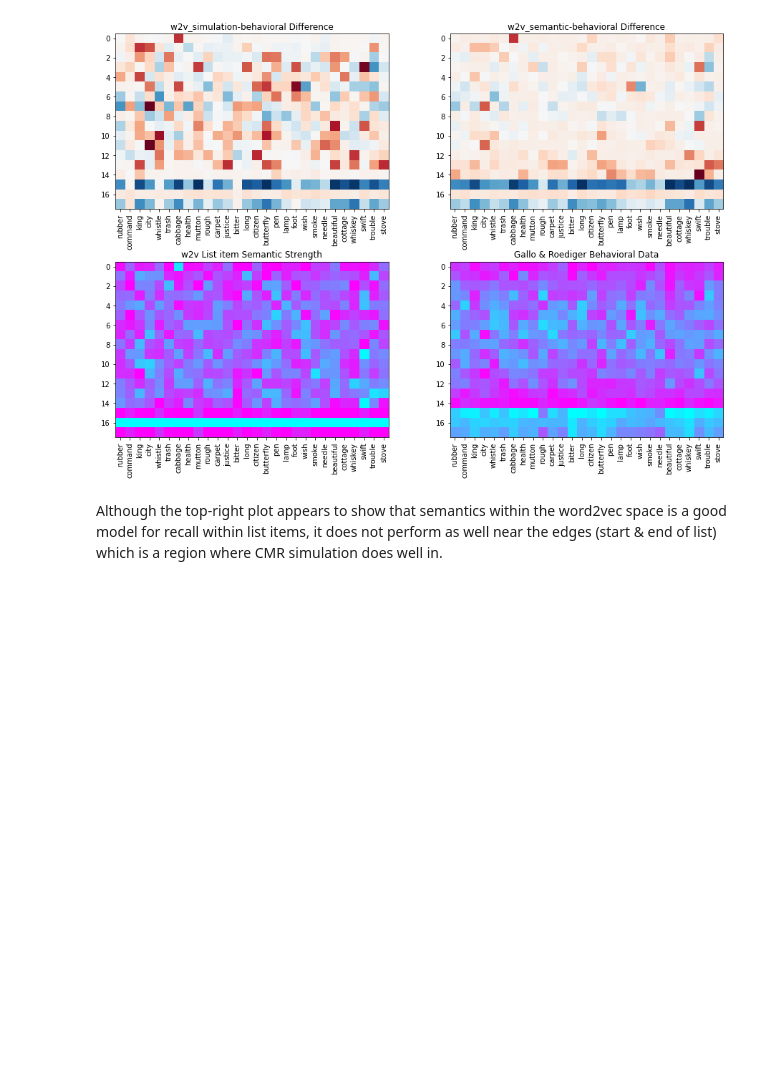
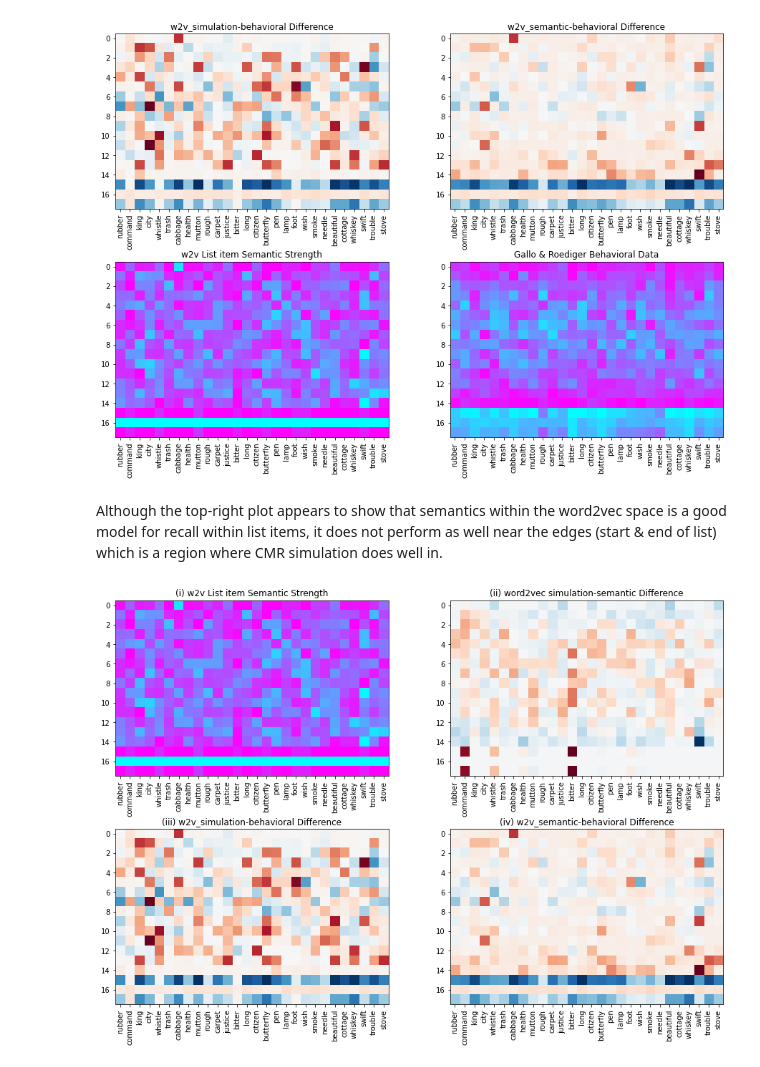
Before and after one commit to devYaoYH/DRM_Analysis, a Jupyter notebook: Data Visualization.ipynb, the cells around one changed output. Cells and saved outputs as stored; diff of their text form; code cells hidden in the pictures; blank space fills up the shorter version.

```diff
--- a/Data Visualization.ipynb
+++ b/Data Visualization.ipynb
@@ -907,3 +908,32 @@ plt.show()
 [figure]
 # %% [markdown]
 Although the top-right plot appears to show that semantics within the word2vec space is a good model for recall within list items, it does not perform as well near the edges (start & end of list) which is a region where CMR simulation does well in.
+# %%
+f,axes = plt.subplots(2,2,figsize=(16,8))
+f.subplots_adjust(top = 0.99, bottom=0.01, hspace=0.3, wspace=0.1)
+# Word2vec semantic matrix
+plt.sca(axes[0][0])
+axes[0][0].title.set_text("(i) w2v List item Semantic Strength")
+plt.xticks(ticks=range(len(list_order)),labels=list_order,rotation=90)
+plt.imshow(accum_w2v_mat,cmap='cool',interpolation='nearest')
+# simulation-semantic (word2vec) squared difference (preserving sign)
+plt.sca(axes[0][1])
+axes[0][1].title.set_text("(ii) word2vec simulation-semantic Difference")
+plt.xticks(ticks=range(len(cmr_w2v_list_order)),labels=list_order,rotation=90)
+diff_mat = w2v_mat-accum_w2v_mat
+plt.imshow(np.multiply(np.sign(diff_mat),np.square(diff_mat)),cmap='RdBu',interpolation='nearest')
+# word2vec-behavioral squared difference
+plt.sca(axes[1][0])
+axes[1][0].title.set_text("(iii) w2v_simulation-behavioral Difference")
+plt.xticks(ticks=range(len(cmr_w2v_list_order)),labels=list_order,rotation=90)
+diff_mat = w2v_mat-behavioral_mat
+plt.imshow(np.multiply(np.sign(diff_mat),np.square(diff_mat)),cmap='RdBu',interpolation='nearest')
+# semantic(word2vec)-behavioral squared difference (preserving sign)
+plt.sca(axes[1][1])
+axes[1][1].title.set_text("(iv) w2v_semantic-behavioral Difference")
+plt.xticks(ticks=range(len(cmr_w2v_list_order)),labels=list_order,rotation=90)
+diff_mat = accum_w2v_mat-behavioral_mat
+plt.imshow(np.multiply(np.sign(diff_mat),np.square(diff_mat)),cmap='RdBu',interpolation='nearest')
+plt.show()
+# %% [output]
+[figure, added]
```
Also changed, not shown: parts of 5 cells of this notebook, 18 other files.
